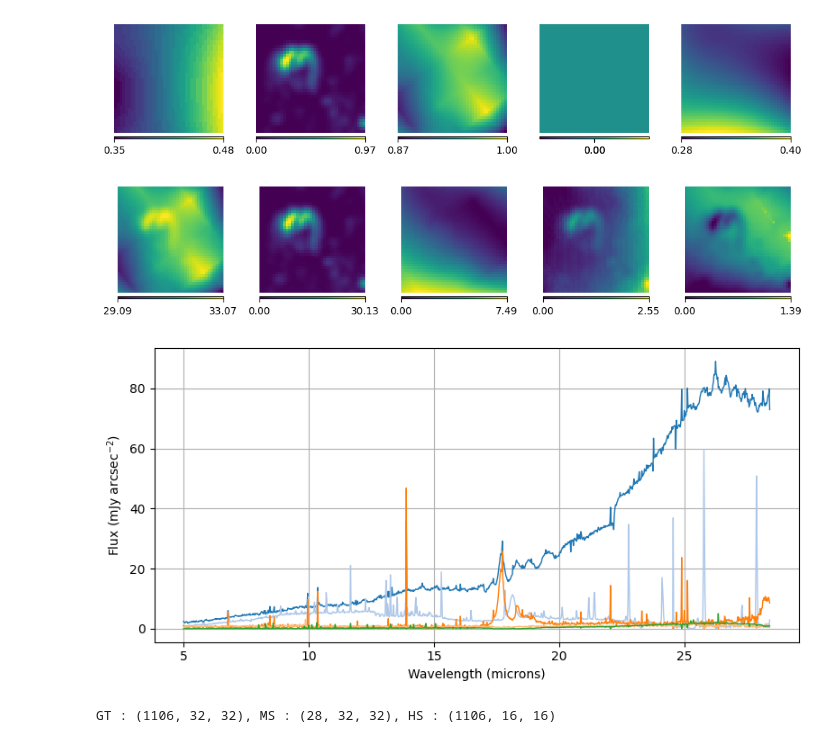
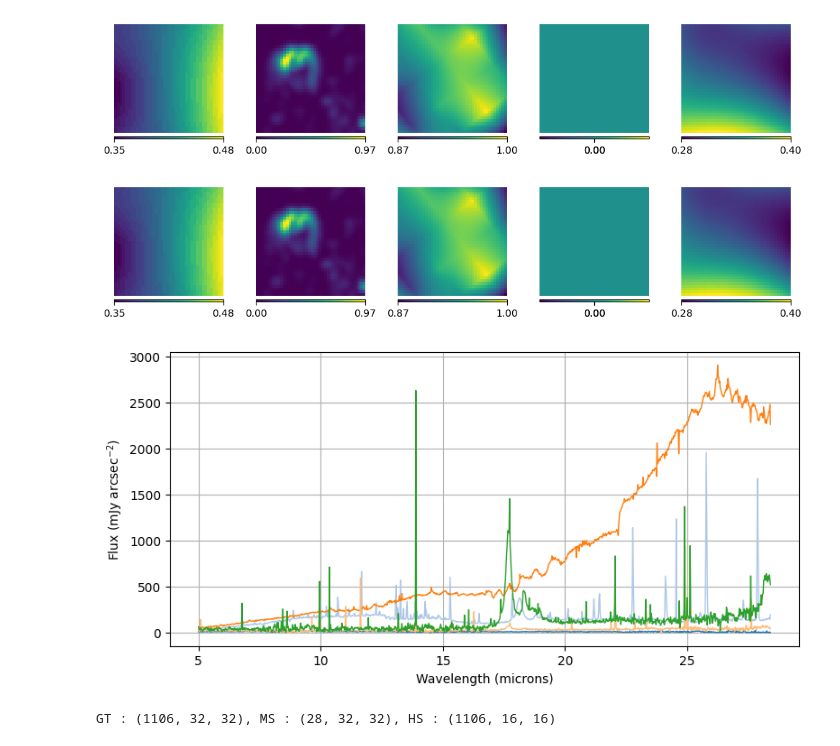
Before and after one commit to Pierre-LaurentC/MS-HS-Fusion-Study-Case, a Jupyter notebook: prepare_new_test.ipynb, the cells around one changed output. Drawn from its saved outputs; the diff is of its cells as text; code cells hidden in the pictures.

```diff
--- a/prepare_new_test.ipynb
+++ b/prepare_new_test.ipynb
@@ -123,13 +123,16 @@ plot_sampled_images(true_maps, nb_columns=5, cbar=True, cbar_position='bottom',
 # %%
 np.save("/home/plcristille/dev/JWST/fusion_inverse/MS-HS-Fusion-Study-Case/data_new/absolute_true_maps.npy",true_maps)
 np.save("/home/plcristille/dev/JWST/fusion_inverse/MS-HS-Fusion-Study-Case/data_new/absolute_L_specs.npy",mixture_specs)
+
 GT = return_mixture(mixture_specs, true_maps.T)
-maps, L_specs, scaler = unmix(GT, scaler=None, alpha_W=1e-3, alpha_H='same', l1_ratio=0.0)
+# maps, L_specs, scaler = unmix(GT, scaler=None, alpha_W=1e-3, alpha_H='same', l1_ratio=0.0)
+
+maps, L_specs = true_maps, mixture_specs
 
 plot_sampled_images(maps, nb_columns=5, cbar=True, cbar_position='bottom', size=(10,5))
 plot_spec(L_specs)
 # %% [output]
-[figure, old version]
+[figure, new version]
-[figure, old version]
+[figure, new version]
 # %%
 # imager_model = Imager_Model(
```
Also changed, not shown: parts of 3 cells of this notebook, 2 other files.
